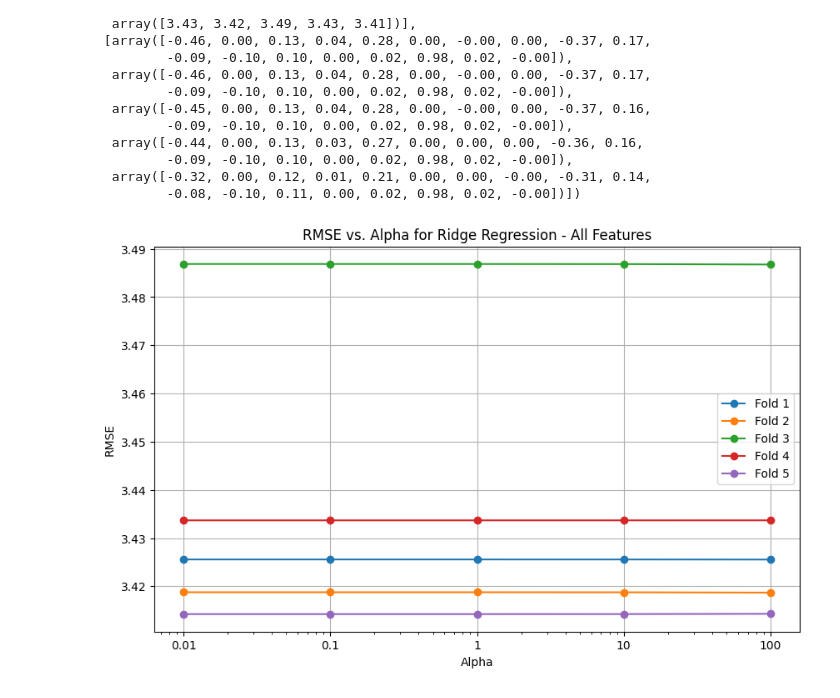
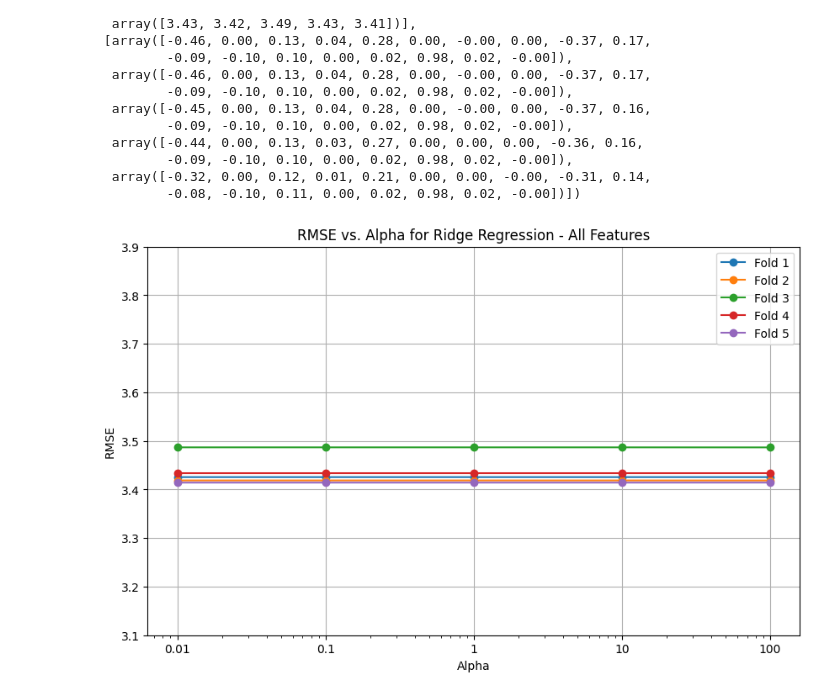
Before and after one commit to DavideMatta/SpotifyML, a Jupyter notebook: model.ipynb, the cells around one changed output. Saved outputs shown, nothing was run; the diff lists cells and outputs as text; code cells hidden in the pictures.

```diff
--- a/model.ipynb
+++ b/model.ipynb
@@ -111,13 +112,14 @@ alphas2, rmses2, coefficients2
 # %%
 plt.figure(figsize=(10, 6))
 plt.plot(alphas2, rmses2, marker='o', linestyle='-')
 plt.xlabel("Alpha")
 plt.ylabel("RMSE")
 plt.title("RMSE vs. Alpha for Ridge Regression - All Features")
 plt.xscale('log')
 plt.xticks(alphas2, alphas2)
 plt.legend(['Fold 1', 'Fold 2', 'Fold 3', 'Fold 4', 'Fold 5'])
 plt.grid(True)
+plt.ylim((3.1, 3.9))
 plt.show()
 # %% [output]
-[figure, old version]
+[figure, new version]
```
Also changed, not shown: parts of 1 cell of this notebook, 2 other files.
